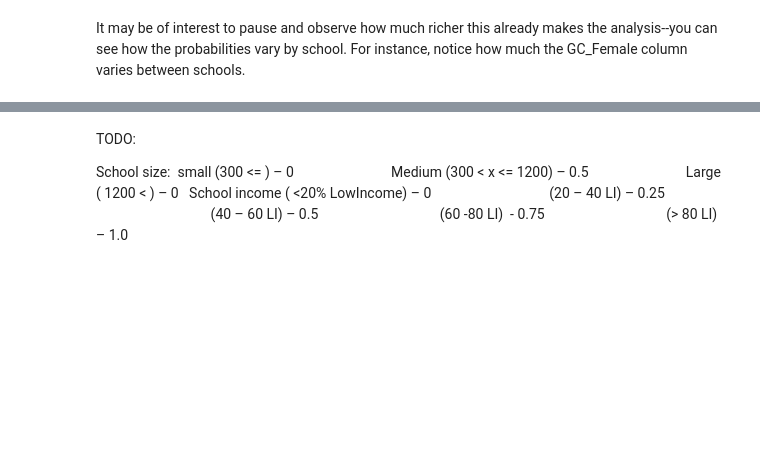
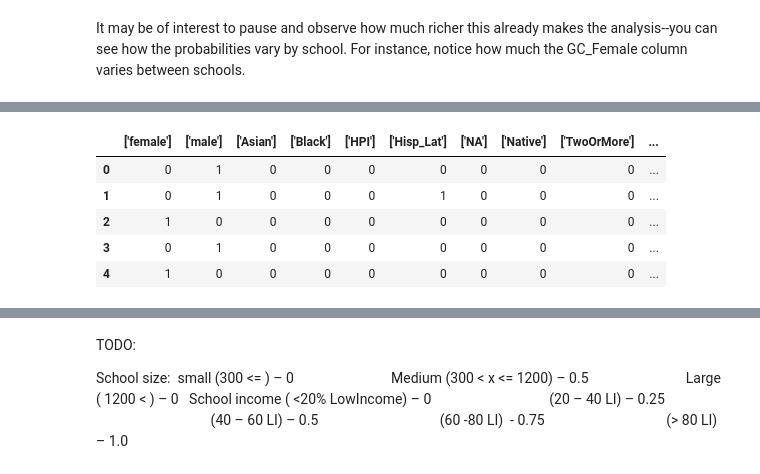
Before and after one commit to brinkbrink/WA_CS, a Jupyter notebook: WACSKeyPredictors.ipynb, the cells around one changed output, grey strips where cells are left out. Cells and saved outputs as stored; diff of their text form; code cells hidden in the pictures; blank space fills up the shorter version.

```diff
--- a/WACSKeyPredictors.ipynb
+++ b/WACSKeyPredictors.ipynb
@@ -1116,0 +1303,9 @@ cs_schools.head(50)
+# %%
+concat_students.head()
+# %% [output]
+|  | ['female'] | ['male'] | ['Asian'] | ['Black'] | ['HPI'] | ['Hisp_Lat'] | ['NA'] | ['Native'] | ['TwoOrMore'] | ... |
+| 0 | 0 | 1 | 0 | 0 | 0 | 0 | 0 | 0 | 0 | ... |
+| 1 | 0 | 1 | 0 | 0 | 0 | 1 | 0 | 0 | 0 | ... |
+| 2 | 1 | 0 | 0 | 0 | 0 | 0 | 0 | 0 | 0 | ... |
+| 3 | 0 | 1 | 0 | 0 | 0 | 0 | 0 | 0 | 0 | ... |
+| 4 | 1 | 0 | 0 | 0 | 0 | 0 | 0 | 0 | 0 | ... |
```
Also changed, not shown: parts of 58 cells of this notebook.
